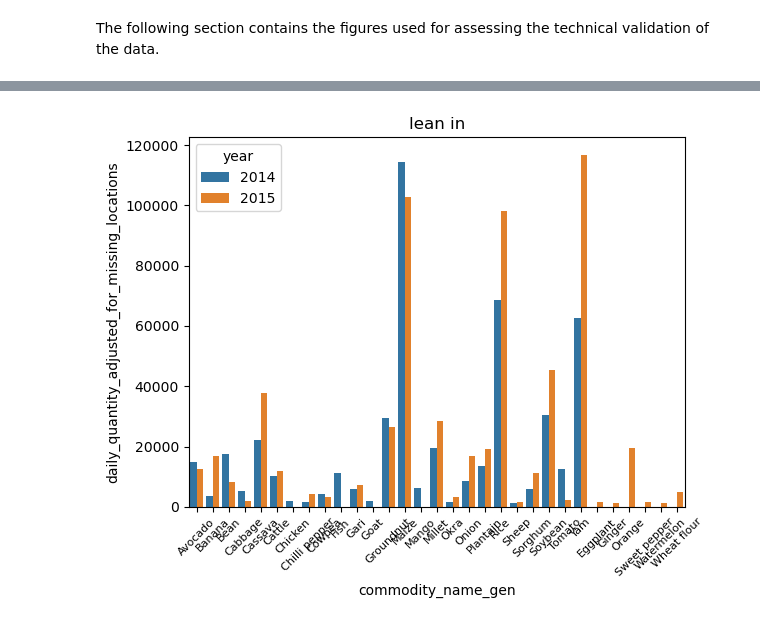
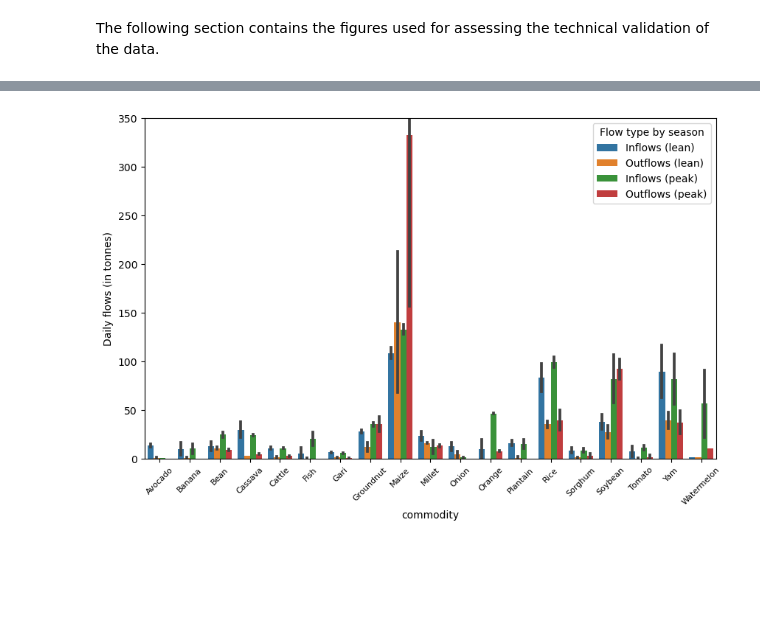
Before and after one commit to HannaKarg/food-flows, a Jupyter notebook: data_paper_16012023.ipynb, the cells around one changed output, grey strips where cells are left out. Cells and saved outputs as stored; diff of their text form; code cells hidden in the pictures; blank space fills up the shorter version.

```diff
--- a/data_paper_16012023.ipynb
+++ b/data_paper_16012023.ipynb
@@ -402,40 +314,72 @@ plt.show()
 # %%
-# comparing peak and lean season data (in and outflows) for Tamale (> 1000 kg/day for inflows; > 500 kg/day for outflows)
+# comparing peak and lean season data (in and outflows) for Tamale
+# preparing the data according to type of flow (in, out) and season
 
 df_incoming_lean_tle= df_incoming[(df_incoming['season']=='lean') & (df_incoming['city']=='Tamale')]
 df_incoming_lean_tle_agg=df_incoming_lean_tle.groupby(by=['city', 'season', 'year', 'commodity_name_gen'], as_index= False)['daily_quantity_adjusted_for_missing_locations'].sum()
-df_incoming_lean_tle_agg_major_flows=df_incoming_lean_tle_agg[df_incoming_lean_tle_agg['daily_quantity_adjusted_for_missing_locations'] > 1000]
+df_incoming_lean_tle_agg_direction=df_incoming_lean_tle_agg.copy()
+df_incoming_lean_tle_agg_direction['direction']='in'
 
 df_incoming_peak_tle= df_incoming[(df_incoming['season']=='peak') & (df_incoming['city']=='Tamale')]
 df_incoming_peak_tle_agg=df_incoming_peak_tle.groupby(by=['city', 'season', 'year', 'commodity_name_gen'], as_index= False)['daily_quantity_adjusted_for_missing_locations'].sum()
-df_incoming_peak_tle_agg_major_flows=df_incoming_peak_tle_agg[df_incoming_peak_tle_agg['daily_quantity_adjusted_for_missing_locations'] > 1000]
-
-sns.barplot(data=df_incoming_lean_tle_agg_major_flows, x='commodity_name_gen', y='daily_quantity_adjusted_for_missing_locations', hue='year')
-plt.title('lean in')
-plt.xticks(fontsize=8, rotation=45)
-plt.show()
-
-sns.barplot(data=df_incoming_peak_tle_agg_major_flows, x='commodity_name_gen', y='daily_quantity_adjusted_for_missing_locations', hue='year')
-plt.title('peak in')
-plt.xticks(fontsize=8, rotation=45)
-plt.show()
-
+df_incoming_peak_tle_agg_direction=df_incoming_peak_tle_agg.copy()
+df_incoming_peak_tle_agg_direction['direction']='in'
 
 df_outgoing_lean_tle= df_outgoing[(df_outgoing['season']=='lean') & (df_outgoing['city']=='Tamale')]
 df_outgoing_lean_tle_agg=df_outgoing_lean_tle.groupby(by=['city', 'season', 'year', 'commodity_name_gen'], as_index= False)['daily_quantity_adjusted_for_missing_locations'].sum()
-df_outgoing_lean_tle_agg_major_flows=df_outgoing_lean_tle_agg[df_outgoing_lean_tle_agg['daily_quantity_adjusted_for_missing_locations'] > 500]
+df_outgoing_lean_tle_agg_direction=df_outgoing_lean_tle_agg.copy()
+df_outgoing_lean_tle_agg_direction['direction']='out'
 
 df_outgoing_peak_tle= df_outgoing[(df_outgoing['season']=='peak') & (df_outgoing['city']=='Tamale')]
 df_outgoing_peak_tle_agg=df_outgoing_peak_tle.groupby(by=['city', 'season', 'year', 'commodity_name_gen'], as_index= False)['daily_quantity_adjusted_for_missing_locations'].sum()
-df_outgoing_peak_tle_agg_major_flows=df_outgoing_peak_tle_agg[df_outgoing_peak_tle_agg['daily_quantity_adjusted_for_missing_locations'] > 500]
+df_outgoing_peak_tle_agg_direction=df_outgoing_peak_tle_agg.copy()
+df_outgoing_peak_tle_agg_direction['direction']='out'
 
-sns.barplot(data=df_outgoing_lean_tle_agg_major_flows, x='commodity_name_gen', y='daily_quantity_adjusted_for_missing_locations', hue='year')
-plt.title('lean out')
+# annual variation
+
+incoming_lean_tle_variation=df_incoming_lean_tle_agg_direction.pivot(index='commodity_name_gen', columns='year', values='daily_quantity_adjusted_for_missing_locations')
+incoming_lean_tle_variation['variation_percent']=(incoming_lean_tle_variation[2014]-incoming_lean_tle_variation[2015])*100/incoming_lean_tle_variation[2014]
+incoming_lean_tle_variation['season_direction']='Lean season in'
+
+outgoing_lean_tle_variation=df_outgoing_lean_tle_agg_direction.pivot(index='commodity_name_gen', columns='year', values='daily_quantity_adjusted_for_missing_locations')
+outgoing_lean_tle_variation['variation_percent']=(outgoing_lean_tle_variation[2014]-outgoing_lean_tle_variation[2015])*100/outgoing_lean_tle_variation[2014]
+outgoing_lean_tle_variation['season_direction']='Lean season out'
+
+incoming_peak_tle_variation=df_incoming_peak_tle_agg_direction.pivot(index='commodity_name_gen', columns='year', values='daily_quantity_adjusted_for_missing_locations')
+incoming_peak_tle_variation['variation_percent']=(incoming_peak_tle_variation[2013]-incoming_peak_tle_variation[2014])*100/incoming_peak_tle_variation[2013]
+incoming_peak_tle_variation['season_direction']='Peak season in'
+
+outgoing_peak_tle_variation=df_outgoing_peak_tle_agg_direction.pivot(index='commodity_name_gen', columns='year', values='daily_quantity_adjusted_for_missing_locations')
+outgoing_peak_tle_variation['variation_percent']=(outgoing_peak_tle_variation[2013]-outgoing_peak_tle_variation[2014])*100/outgoing_peak_tle_variation[2013]
+outgoing_peak_tle_variation['season_direction']='Peak season out'
+
+# compare annual variation in %
+# minor flows are ommitted
+list_products=['Avocado', 'Bean', 'Cassava', 'Cattle', 'Fish', 'Gari', 'Groundnut', 'Maize', 'Millet', 'Onion', 'Plantain', 'Rice', 'Sorghum', 'Soybean', 'Tomato', 'Yam', 'Banana', 'Orange', 'Watermelon']
+
+tle_variation_comp=pd.concat([outgoing_lean_tle_variation, outgoing_peak_tle_variation,incoming_lean_tle_variation,incoming_peak_tle_variation])
+tle_variation_comp1=tle_variation_comp.reset_index()
+tle_variation_comp_selected_products=tle_variation_comp1.loc[tle_variation_comp1['commodity_name_gen'].isin(list_products)]
+
+print(tle_variation_comp_selected_products)
+
+# plot annual variation
+
+df_incoming_lean_tle_agg_direction['Flow type by season']='Inflows (lean)'
+df_incoming_peak_tle_agg_direction['Flow type by season']='Inflows (peak)'
+df_outgoing_lean_tle_agg_direction['Flow type by season']='Outflows (lean)'
+df_outgoing_peak_tle_agg_direction['Flow type by season']='Outflows (peak)'
+
+tle_variation=pd.concat([df_incoming_lean_tle_agg_direction, df_outgoing_lean_tle_agg_direction, df_incoming_peak_tle_agg_direction, df_outgoing_peak_tle_agg_direction])
+tle_variation_tonnes=tle_variation.copy()
+tle_variation_tonnes['Daily flows (in tonnes)']=tle_variation_tonnes['daily_quantity_adjusted_for_missing_locations']/1000
+
+tle_variation_selected_products=tle_variation_tonnes.loc[tle_variation_tonnes['commodity_name_gen'].isin(list_products)]
+
+plt.figure(figsize=(10, 6))
+sns.barplot(data=tle_variation_selected_products, y='Daily flows (in tonnes)', x='commodity_name_gen', hue='Flow type by season', errorbar=("pi", 100))
+plt.xlabel('commodity')
 plt.xticks(fontsize=8, rotation=45)
+plt.ylim(0, 350)
 plt.show()
-
-sns.barplot(data=df_outgoing_peak_tle_agg_major_flows, x='commodity_name_gen', y='daily_quantity_adjusted_for_missing_locations', hue='year')
-plt.title('peak out')
-plt.xticks(fontsize=8, rotation=45)
-plt.show()
 # %% [output]
@@ -442 +403 @@ plt.show()
-[figure, old version]
+[figure, new version]
```
Also changed, not shown: parts of 13 cells of this notebook.
